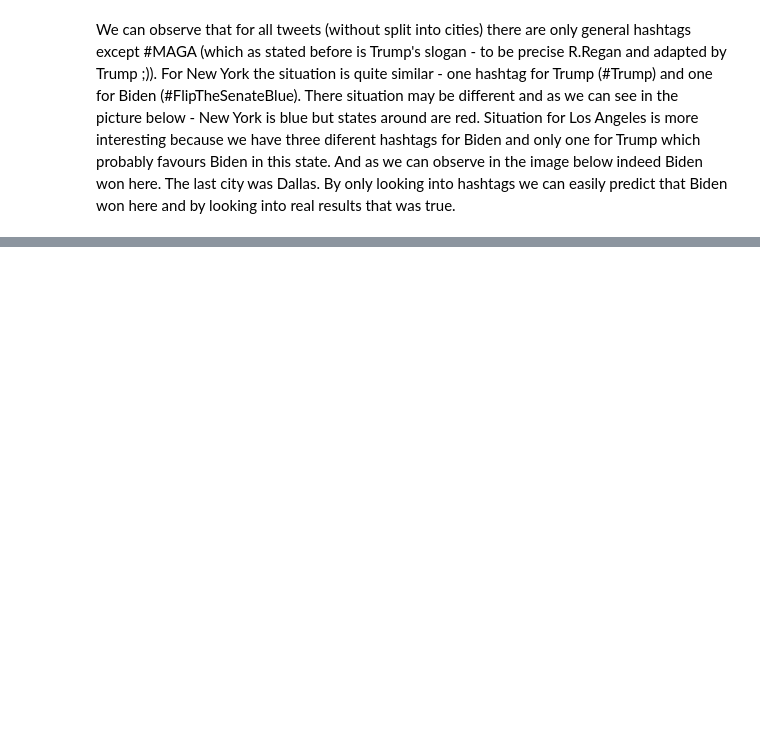
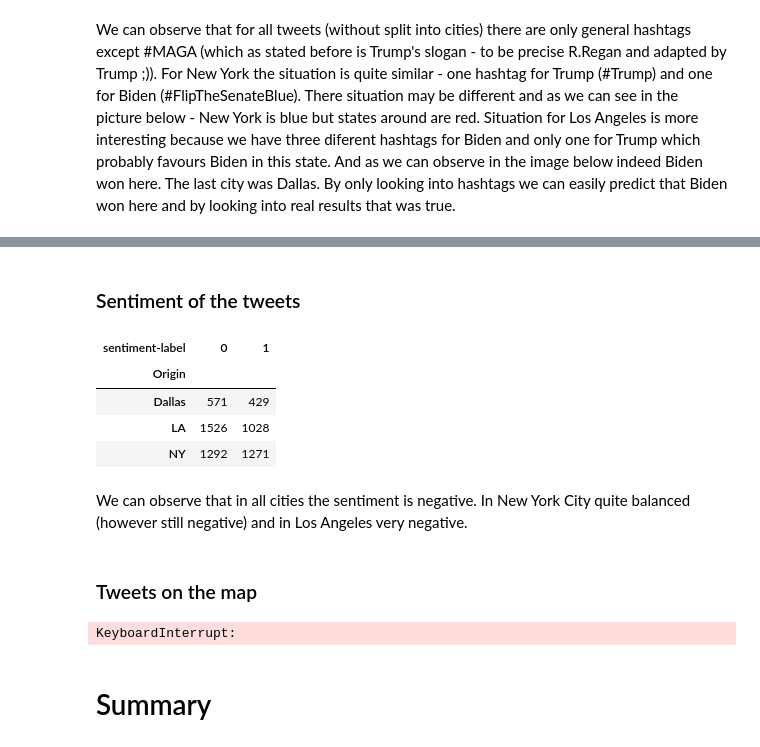
Before and after one commit to pfilo8/Analysis-of-unstructured-data, a Jupyter notebook: Assignment-4/US Elections tweets analysis.ipynb, the cells around one changed output, grey strips where cells are left out. Drawn from its saved outputs; the diff is of its cells as text; code cells hidden in the pictures; blank space fills up the shorter version.

Commit message:
Whole analysis.

```diff
--- a/Assignment-4/US Election tweets analysis.ipynb
+++ b/Assignment-4/US Elections tweets analysis.ipynb
@@ -13,16 +13,42 @@ import re
 from collections import Counter
 from functools import partial
 
+import geocoder
 import numpy as np
 import pandas as pd
 import plotly.express as px
 
+from nltk.corpus import stopwords
+from transformers import pipeline
+
 START_DATE = '21-10-2020'
+NLP = pipeline('sentiment-analysis')
 # %%
 def get_hashtag_count(series):
     hashtags = flatten(series.values)
     hashtags = Counter(hashtags)
     return hashtags
+
+
+def get_most_popular_words_count(series):
+    res = series.apply(lambda x: x.split(' '))
+    res = flatten(res.values)
+    res = [el for el in res if el.lower() not in stopwords.words('english')]
+    res = Counter(res)
+    return res
+
+
+def _get_sentiment(text, nlp):
+    res = nlp(text)[0]
+    return res['score'] if res['label'] == 'POSITIVE' else -res['score']
+
+
+def get_lat_long(text):
+    res = geocoder.osm(text).json
+    if res is not None:
+        return res.get('lat'), res.get('lng')
+    else:
+        return None, None
 
 
 def flatten(iterable):
@@ -31,6 +57,7 @@ def flatten(iterable):
 
 find_hashtag = partial(re.findall, pattern = '(\#[a-zA-Z]+\w*)')
 find_mention = partial(re.findall, pattern = '(\@[a-zA-Z]+\w*)')
+get_sentiment = partial(_get_sentiment, nlp = NLP)
 # %% [markdown]
 # Candidates analysis
 
@@ -320,0 +568,25 @@ Dallas results of elections
+# %% [markdown]
+### Sentiment of the tweets
+# %%
+df['sentiment-score'] = df['text'].apply(lambda x: get_sentiment(x))
+df['sentiment-label'] = (df['sentiment-score'] > 0).astype(int)
+# %%
+pd.crosstab(df['Origin'], df['sentiment-label'])
+# %% [output]
+| sentiment-label | 0 | 1 |
+| Origin |  |  |
+| Dallas | 571 | 429 |
+| LA | 1526 | 1028 |
+| NY | 1292 | 1271 |
+# %% [markdown]
+We can observe that in all cities the sentiment is negative. In New York City quite balanced (however still negative) and in Los Angeles very negative.
+# %% [markdown]
+### Tweets on the map
+# %%
+dataframe = df.sample(400)
+
+res = dataframe['location'].apply(lambda x: get_lat_long(x))
+dataframe['lat'] = [el[0] for el in res.values]
+dataframe['lng'] = [el[1] for el in res.values]
+# %% [output]
+KeyboardInterrupt:
@@ -320,0 +603,2 @@ Dallas results of elections
+# %% [markdown]
+# Summary
```
Also changed, not shown: parts of 29 cells of this notebook, 1 other file.
